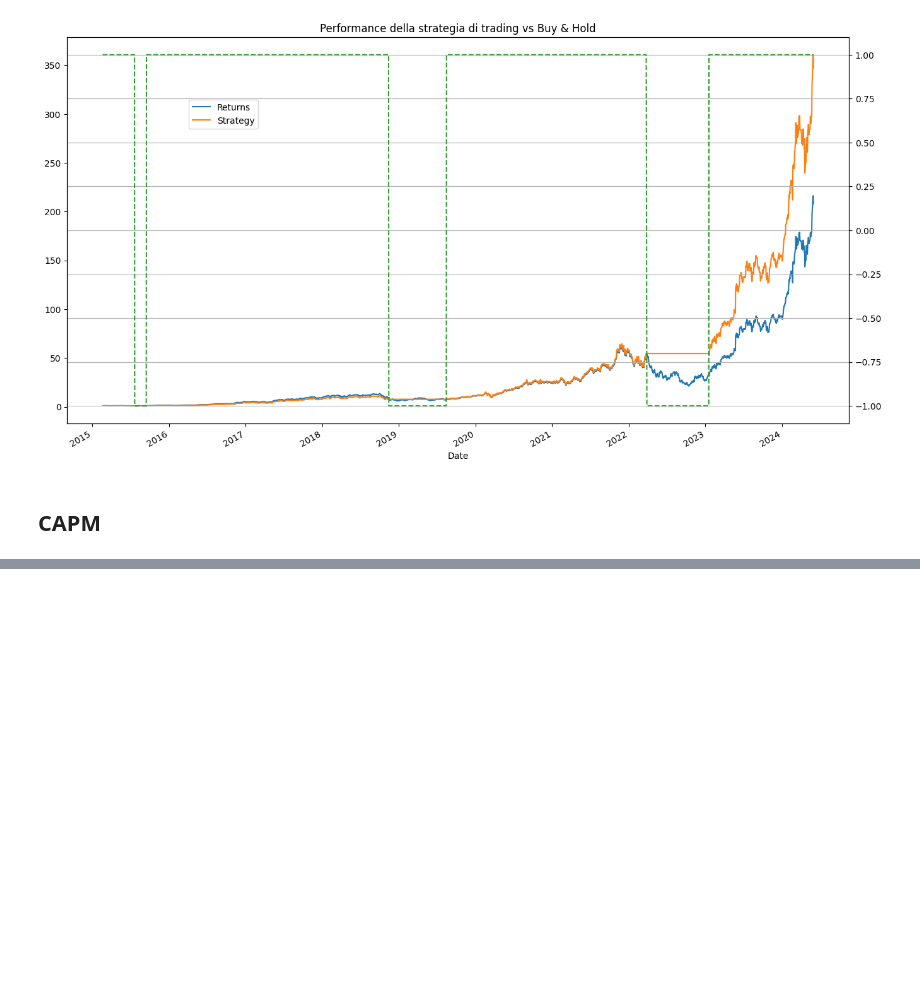
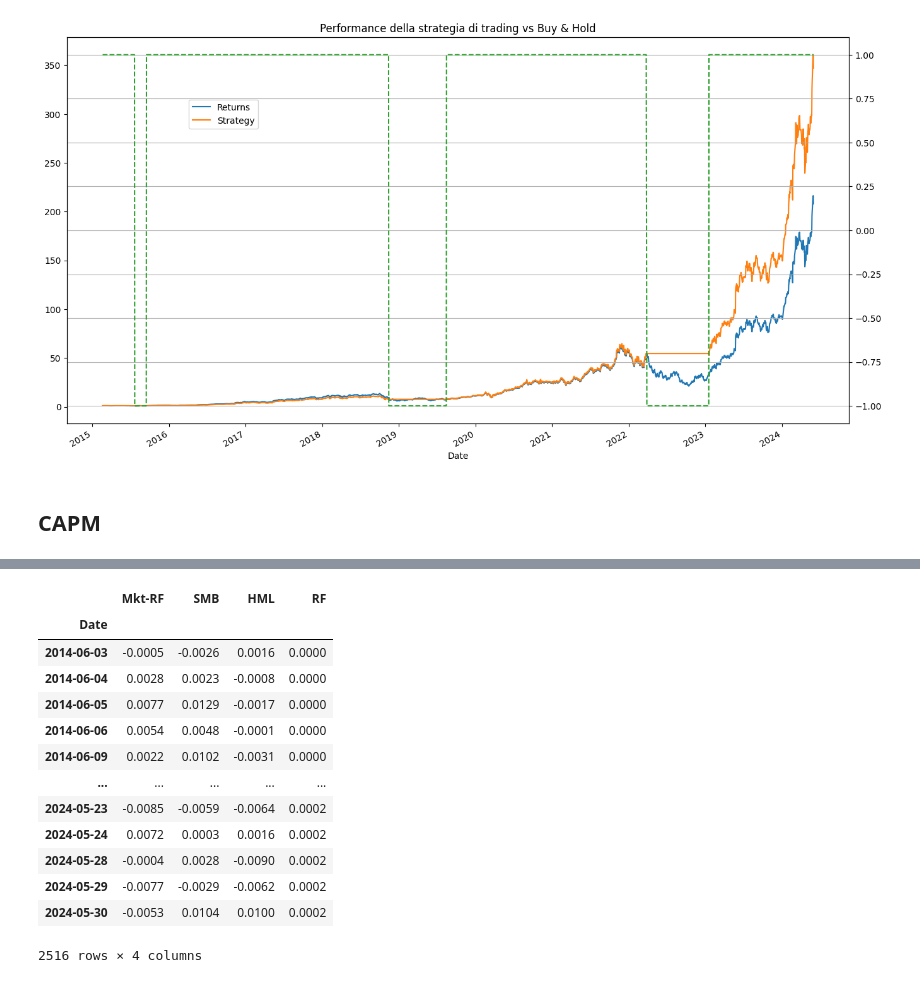
Before and after one commit to PaoloCisly/progetto_bisf, a Jupyter notebook: progetto.ipynb, the cells around one changed output, grey strips where cells are left out. Saved outputs shown, nothing was run; the diff lists cells and outputs as text; code cells hidden in the pictures; blank space fills up the shorter version.

```diff
--- a/progetto.ipynb
+++ b/progetto.ipynb
@@ -995,0 +1108,26 @@ plt.show()
+# %%
+# Funzione per scaricare i dati Fama-French
+def download_ff_factors():
+    zip_file_path = "data/FF_factors/F-F_Research_Data_Factors_daily_CSV.zip"
+
+    if not os.path.exists("data/FF_factors"):
+        os.makedirs("data/FF_factors")
+    if not os.path.exists(zip_file_path):
+        url = "https://mba.tuck.dartmouth.edu/pages/faculty/ken.french/ftp/F-F_Research_Data_Factors_daily_CSV.zip"
+        response = requests.get(url)
+
+        with open(zip_file_path, "wb") as file:
+            file.write(response.content)
+
+    csv_file_path = "data/FF_factors/F-F_Research_Data_Factors_daily.CSV"
+    if not os.path.exists(csv_file_path):
+        with zipfile.ZipFile(zip_file_path, 'r') as zip_ref:
+            zip_ref.extractall("data/FF_factors")
+
+    ff_factors = pd.read_csv(csv_file_path, skiprows=3)
+    ff_factors.columns = ["Date", "Mkt-RF", "SMB", "HML", "RF"]
+    ff_factors = ff_factors[:-1]  # Remove last row (footer)
+    ff_factors["Date"] = pd.to_datetime(ff_factors["Date"], format="%Y%m%d")
+    ff_factors.set_index("Date", inplace=True)
+    ff_factors = ff_factors / 100  # Convert percentages to decimals
+    return ff_factors
@@ -995,0 +1156,19 @@ plt.show()
+# %%
+# Filtro i dati Fama-French per includere solo il periodo rilevante
+ff_factors = ff_factors.loc[returns.index.min():returns.index.max()]
+ff_factors
+# %% [output]
+|  | Mkt-RF | SMB | HML | RF |
+| Date |  |  |  |  |
+| 2014-06-03 | -0.0005 | -0.0026 | 0.0016 | 0.0000 |
+| 2014-06-04 | 0.0028 | 0.0023 | -0.0008 | 0.0000 |
+| 2014-06-05 | 0.0077 | 0.0129 | -0.0017 | 0.0000 |
+| 2014-06-06 | 0.0054 | 0.0048 | -0.0001 | 0.0000 |
+| 2014-06-09 | 0.0022 | 0.0102 | -0.0031 | 0.0000 |
+| ... | ... | ... | ... | ... |
+| 2024-05-23 | -0.0085 | -0.0059 | -0.0064 | 0.0002 |
+| 2024-05-24 | 0.0072 | 0.0003 | 0.0016 | 0.0002 |
+| 2024-05-28 | -0.0004 | 0.0028 | -0.0090 | 0.0002 |
+| 2024-05-29 | -0.0077 | -0.0029 | -0.0062 | 0.0002 |
+| 2024-05-30 | -0.0053 | 0.0104 | 0.0100 | 0.0002 |
+2516 rows × 4 columns
```
Also changed, not shown: parts of 56 cells of this notebook, 2 other files.
